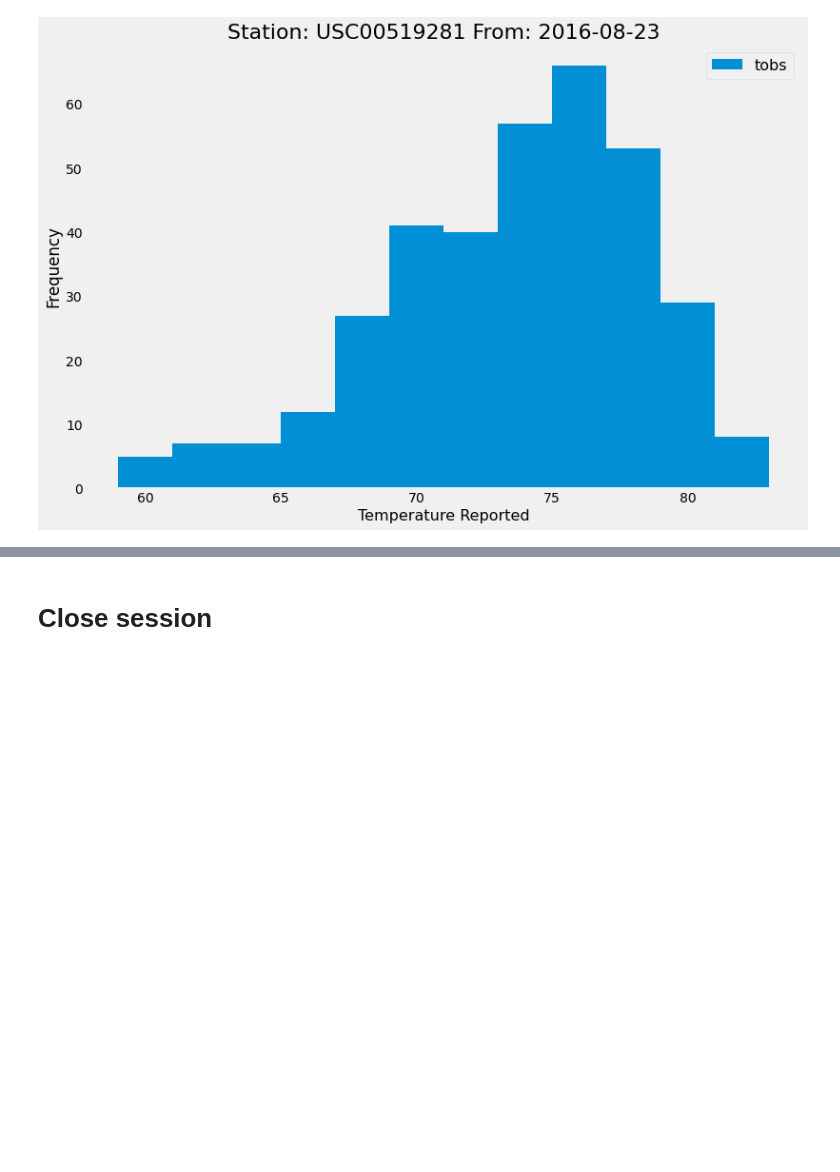
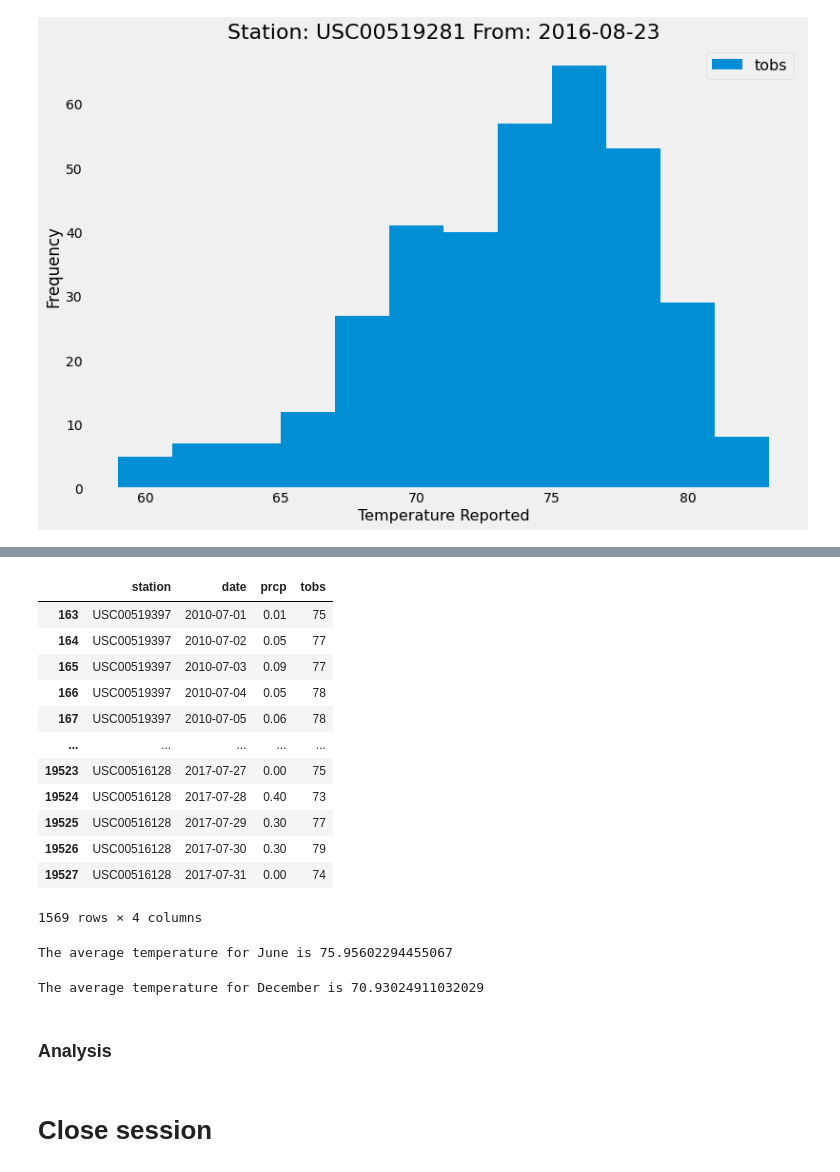
Before and after one commit to samuelroiz/Hawaii_Honu_Trip_Analysis, a Jupyter notebook: data/IPYNB/climate_starter.ipynb, the cells around one changed output, grey strips where cells are left out. Saved outputs shown, nothing was run; the diff lists cells and outputs as text; code cells hidden in the pictures; blank space fills up the shorter version.

```diff
--- a/data/IPYNB/climate_starter.ipynb
+++ b/data/IPYNB/climate_starter.ipynb
@@ -492,0 +623,31 @@ plt.show
+# %%
+june_only_df = hawaii_measurements[hawaii_measurements['date'].dt.month == 7]
+# %%
+june_only_df
+# %% [output]
+|  | station | date | prcp | tobs |
+| 163 | USC00519397 | 2010-07-01 | 0.01 | 75 |
+| 164 | USC00519397 | 2010-07-02 | 0.05 | 77 |
+| 165 | USC00519397 | 2010-07-03 | 0.09 | 77 |
+| 166 | USC00519397 | 2010-07-04 | 0.05 | 78 |
+| 167 | USC00519397 | 2010-07-05 | 0.06 | 78 |
+| ... | ... | ... | ... | ... |
+| 19523 | USC00516128 | 2017-07-27 | 0.00 | 75 |
+| 19524 | USC00516128 | 2017-07-28 | 0.40 | 73 |
+| 19525 | USC00516128 | 2017-07-29 | 0.30 | 77 |
+| 19526 | USC00516128 | 2017-07-30 | 0.30 | 79 |
+| 19527 | USC00516128 | 2017-07-31 | 0.00 | 74 |
+1569 rows × 4 columns
+# %%
+# Identify the average temperature for June
+june_tobs_average = june_only_df['tobs'].mean()
+print(f"The average temperature for June is {june_tobs_average}")
+# %% [output]
+The average temperature for June is 75.95602294455067
+# %%
+# Identify the average temperature for December
+# Identify the average temperature for June
+december_tobs_average = december_only_df['tobs'].mean()
+print(f"The average temperature for December is {december_tobs_average}")
+# %% [output]
+The average temperature for December is 70.93024911032029
@@ -493,3 +658,5 @@ plt.show
+# %% [markdown]
+### Analysis
 # %% [markdown]
 # Close session
 # %%
```
Also changed, not shown: parts of 17 cells of this notebook.
